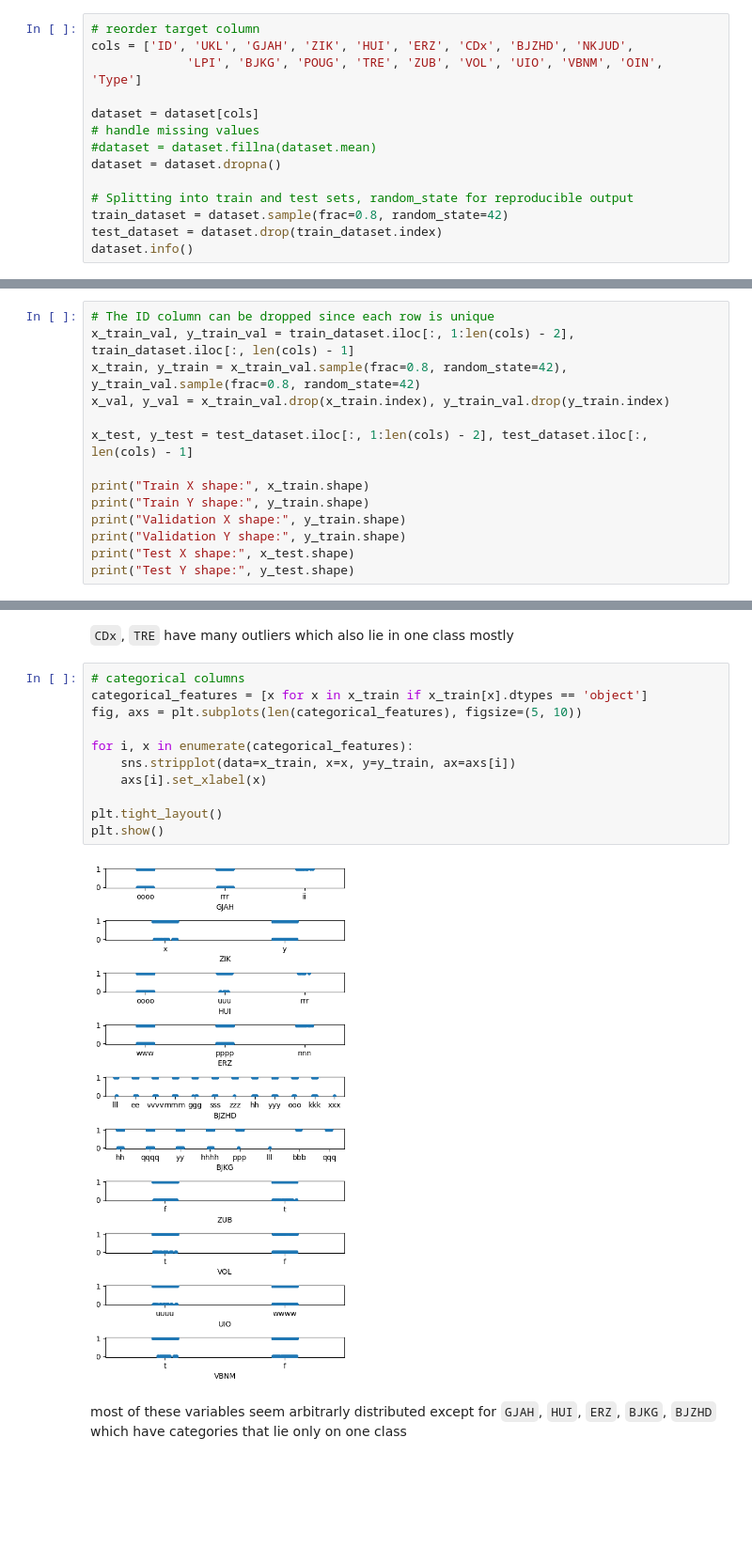
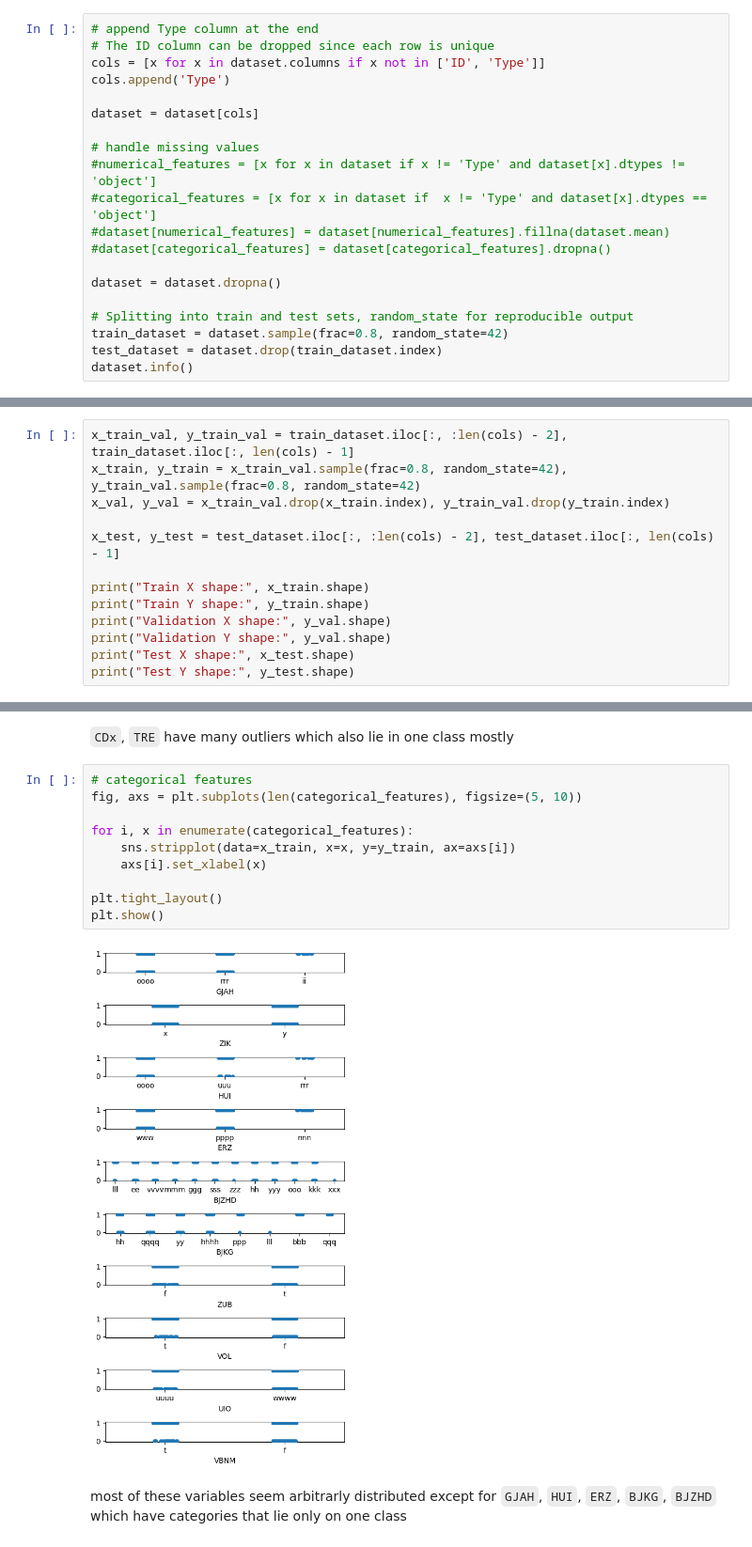
Before and after one commit to msskzx/problem-solvn, a Jupyter notebook: python_solutions/challenges/data-tasks/logistic-regression.ipynb, the cells around one changed output, grey strips where cells are left out. Shown: that part at 94% size. Saved outputs shown, nothing was run; the diff lists cells and outputs as text; blank space fills up the shorter version.

```diff
--- a/python_solutions/challenges/data-tasks/logistic-regression.ipynb
+++ b/python_solutions/challenges/data-tasks/logistic-regression.ipynb
@@ -70,13 +74,19 @@ Data columns (total 19 columns):
 dtypes: float64(5), int64(3), object(11)
 memory usage: 699.2+ KB
 # %%
-# reorder target column
-cols = ['ID', 'UKL', 'GJAH', 'ZIK', 'HUI', 'ERZ', 'CDx', 'BJZHD', 'NKJUD',
-             'LPI', 'BJKG', 'POUG', 'TRE', 'ZUB', 'VOL', 'UIO', 'VBNM', 'OIN', 'Type']
+# append Type column at the end
+# The ID column can be dropped since each row is unique
+cols = [x for x in dataset.columns if x not in ['ID', 'Type']]
+cols.append('Type')
 
 dataset = dataset[cols]
+
 # handle missing values
-#dataset = dataset.fillna(dataset.mean)
+#numerical_features = [x for x in dataset if x != 'Type' and dataset[x].dtypes != 'object']
+#categorical_features = [x for x in dataset if  x != 'Type' and dataset[x].dtypes == 'object']
+#dataset[numerical_features] = dataset[numerical_features].fillna(dataset.mean)
+#dataset[categorical_features] = dataset[categorical_features].dropna()
+
 dataset = dataset.dropna()
 
 # Splitting into train and test sets, random_state for reproducible output
@@ -104,15 +123,14 @@ memory usage: 339.2+ KB
 # %%
-# The ID column can be dropped since each row is unique
-x_train_val, y_train_val = train_dataset.iloc[:, 1:len(cols) - 2], train_dataset.iloc[:, len(cols) - 1]
+x_train_val, y_train_val = train_dataset.iloc[:, :len(cols) - 2], train_dataset.iloc[:, len(cols) - 1]
 x_train, y_train = x_train_val.sample(frac=0.8, random_state=42), y_train_val.sample(frac=0.8, random_state=42)
 x_val, y_val = x_train_val.drop(x_train.index), y_train_val.drop(y_train.index)
 
-x_test, y_test = test_dataset.iloc[:, 1:len(cols) - 2], test_dataset.iloc[:, len(cols) - 1]
+x_test, y_test = test_dataset.iloc[:, :len(cols) - 2], test_dataset.iloc[:, len(cols) - 1]
 
 print("Train X shape:", x_train.shape)
 print("Train Y shape:", y_train.shape)
-print("Validation X shape:", y_train.shape)
-print("Validation Y shape:", y_train.shape)
+print("Validation X shape:", y_val.shape)
+print("Validation Y shape:", y_val.shape)
 print("Test X shape:", x_test.shape)
 print("Test Y shape:", y_test.shape)
 # %% [output]
@@ -157,18 +177,17 @@ plt.show()
 # %% [markdown]
 `CDx`, `TRE` have many outliers which also lie in one class mostly
 # %%
-# categorical columns
-categorical_features = [x for x in x_train if x_train[x].dtypes == 'object']
+# categorical features
 fig, axs = plt.subplots(len(categorical_features), figsize=(5, 10))
 
 for i, x in enumerate(categorical_features):
     sns.stripplot(data=x_train, x=x, y=y_train, ax=axs[i])
     axs[i].set_xlabel(x)
 
 plt.tight_layout()
 plt.show()
 # %% [output]
-[figure, old version]
+[figure, new version]
 # %% [markdown]
 most of these variables seem arbitrarly distributed except for `GJAH`, `HUI`, `ERZ`, `BJKG`, `BJZHD` which have categories that lie only on one class
 # %%
```
Also changed, not shown: parts of 8 cells of this notebook.
